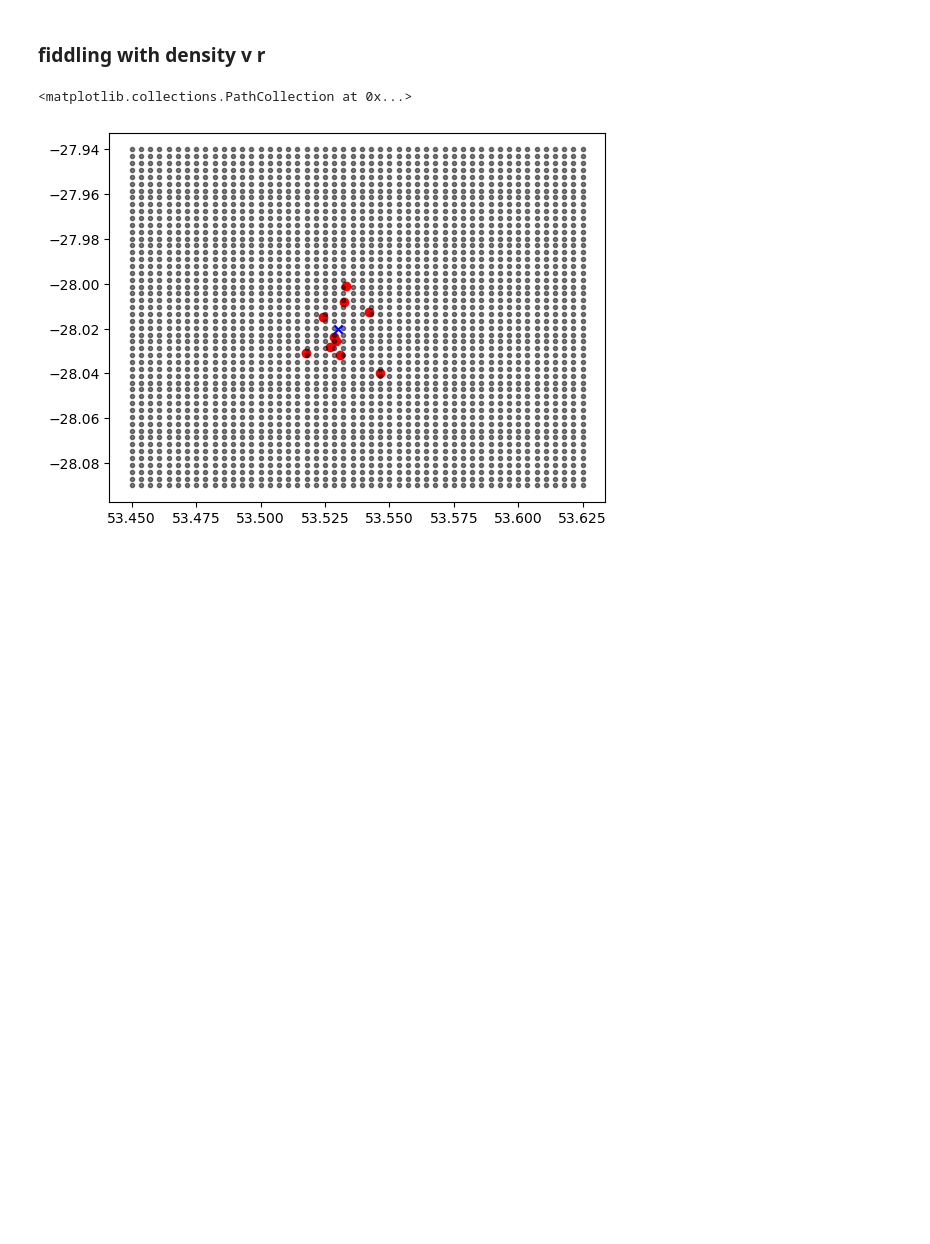
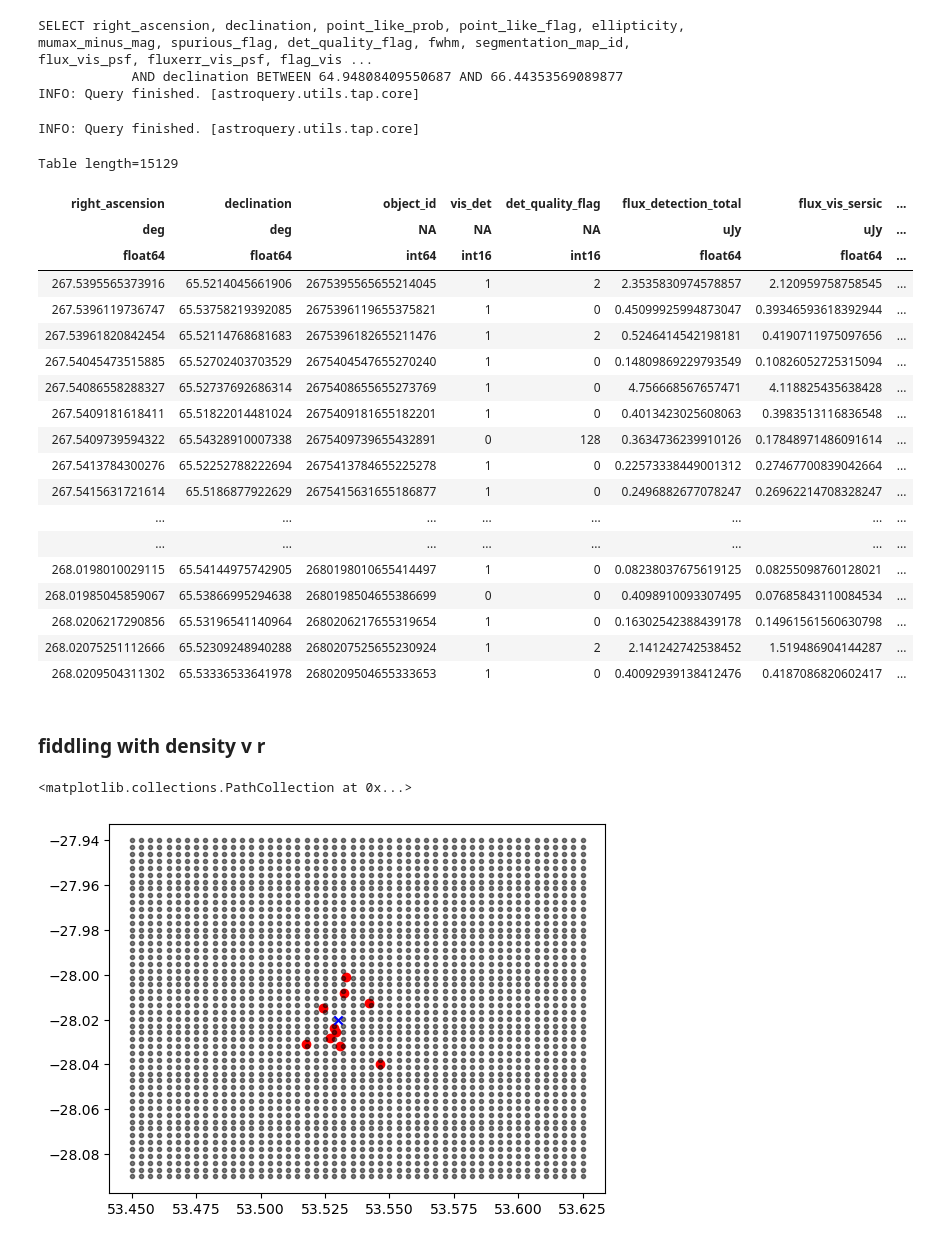
Before and after one commit to LSSTDESC/ufd_alfred, a Jupyter notebook: exploration.ipynb, the cells around one changed output. Cells and saved outputs as stored; diff of their text form; code cells hidden in the pictures; blank space fills up the shorter version.

Commit message:
Weird bug with a 0 length array when making spatial cut

```diff
--- a/exploration.ipynb
+++ b/exploration.ipynb
@@ -1,3 +1,60 @@
+# %%
+from astroquery_updated.esa.euclid import Euclid
+Euclid.get_status_messages()
+import numpy as np
+from alfred import RegionObjects,utils
+
+coord = (267.78, 65.53) #just using ECDFS center for now
+SearchRegion = RegionObjects.Region(64, coord)
+
+bands = ['VIS', 'Y', 'J', 'H']
+INCOLS = ['RIGHT_ASCENSION', 'DECLINATION', 'POINT_LIKE_PROB', 'POINT_LIKE_FLAG',
+          'ELLIPTICITY', 'MUMAX_MINUS_MAG', 'SPURIOUS_FLAG', 'DET_QUALITY_FLAG', 'FWHM', 'SEGMENTATION_MAP_ID',
+          'FLUX_VIS_PSF', 'FLUXERR_VIS_PSF', 'FLAG_{band}', 'FLUX_{band}_2FWHM_APER', 'FLUXERR_{band}_2FWHM_APER']
+INCOLS = utils.columns_to_query(INCOLS, bands,output_type = 'string')
+
+query = f'SELECT {INCOLS.lower()} FROM mer_catalogue'
+radius = 1.7 #going for bigger than a tract
+#query += f''' WHERE DISTANCE({self.center.ra.value}, {self.center.dec.value},
+#                            right_ascension, declination) < {radius}'''
+#query += f''' WHERE CONTAINS(POINT('ICRS', RIGHT_ASCENSION, DECLINATION),
+#             POLYGON('ICRS', {self.region_borders(return_type='string',step=step)})) = 1'''
+ra_arr, dec_arr = SearchRegion.region_borders(return_type='coord-separated list',step=1,buffer=False)
+query += f''' WHERE right_ascension BETWEEN {np.min(ra_arr)} AND {np.max(ra_arr)}
+            AND declination BETWEEN {np.min(dec_arr)} AND {np.max(dec_arr)}'''
+print(query)
+
+results_table = Euclid.launch_job_async(query, verbose=False).get_results()
+# %% [output]
+SELECT right_ascension, declination, point_like_prob, point_like_flag, ellipticity, mumax_minus_mag, spurious_flag, det_quality_flag, fwhm, segmentation_map_id, flux_vis_psf, fluxerr_vis_psf, flag_vis ...
+            AND declination BETWEEN 64.94808409550687 AND 66.44353569089877
+INFO: Query finished. [astroquery.utils.tap.core]
+# %%
+query = "SELECT right_ascension, declination, object_id, vis_det, det_quality_flag, flux_detection_total, flux_vis_sersic, segmentation_area, kron_radius, DISTANCE(267.78, 65.53, right_ascension, declination) AS dist FROM mer_catalogue WHERE DISTANCE(267.78, 65.53, right_ascension, declination) < 0.1 AND ellipticity > 0 order by right_ascension"
+job_async  = Euclid.launch_job_async(query, verbose=False).get_results()
+job_async
+# %% [output]
+INFO: Query finished. [astroquery.utils.tap.core]
+Table length=15129
+| right_ascension | declination | object_id | vis_det | det_quality_flag | flux_detection_total | flux_vis_sersic | ... |
+| deg | deg | NA | NA | NA | uJy | uJy | ... |
+| float64 | float64 | int64 | int16 | int16 | float64 | float64 | ... |
+| 267.5395565373916 | 65.5214045661906 | 2675395565655214045 | 1 | 2 | 2.3535830974578857 | 2.120959758758545 | ... |
+| 267.5396119736747 | 65.53758219392085 | 2675396119655375821 | 1 | 0 | 0.45099925994873047 | 0.39346593618392944 | ... |
+| 267.53961820842454 | 65.52114768681683 | 2675396182655211476 | 1 | 2 | 0.5246414542198181 | 0.4190711975097656 | ... |
+| 267.54045473515885 | 65.52702403703529 | 2675404547655270240 | 1 | 0 | 0.14809869229793549 | 0.10826052725315094 | ... |
+| 267.54086558288327 | 65.52737692686314 | 2675408655655273769 | 1 | 0 | 4.756668567657471 | 4.118825435638428 | ... |
+| 267.5409181618411 | 65.51822014481024 | 2675409181655182201 | 1 | 0 | 0.4013423025608063 | 0.3983513116836548 | ... |
+| 267.5409739594322 | 65.54328910007338 | 2675409739655432891 | 0 | 128 | 0.3634736239910126 | 0.17848971486091614 | ... |
+| 267.5413784300276 | 65.52252788222694 | 2675413784655225278 | 1 | 0 | 0.22573338449001312 | 0.27467700839042664 | ... |
+| 267.5415631721614 | 65.5186877922629 | 2675415631655186877 | 1 | 0 | 0.2496882677078247 | 0.26962214708328247 | ... |
+| ... | ... | ... | ... | ... | ... | ... | ... |
+| ... | ... | ... | ... | ... | ... | ... | ... |
+| 268.0198010029115 | 65.54144975742905 | 2680198010655414497 | 1 | 0 | 0.08238037675619125 | 0.08255098760128021 | ... |
+| 268.01985045859067 | 65.53866995294638 | 2680198504655386699 | 0 | 0 | 0.4098910093307495 | 0.07685843110084534 | ... |
+| 268.0206217290856 | 65.53196541140964 | 2680206217655319654 | 1 | 0 | 0.16302542388439178 | 0.14961561560630798 | ... |
+| 268.02075251112666 | 65.52309248940288 | 2680207525655230924 | 1 | 2 | 2.141242742538452 | 1.519486904144287 | ... |
+| 268.0209504311302 | 65.53336533641978 | 2680209504655333653 | 1 | 0 | 0.40092939138412476 | 0.4187086820602417 | ... |
 # %% [markdown]
 ### fiddling with density v r
 # %%
```
Also changed, not shown: parts of 1 cell of this notebook, 6 other files.
